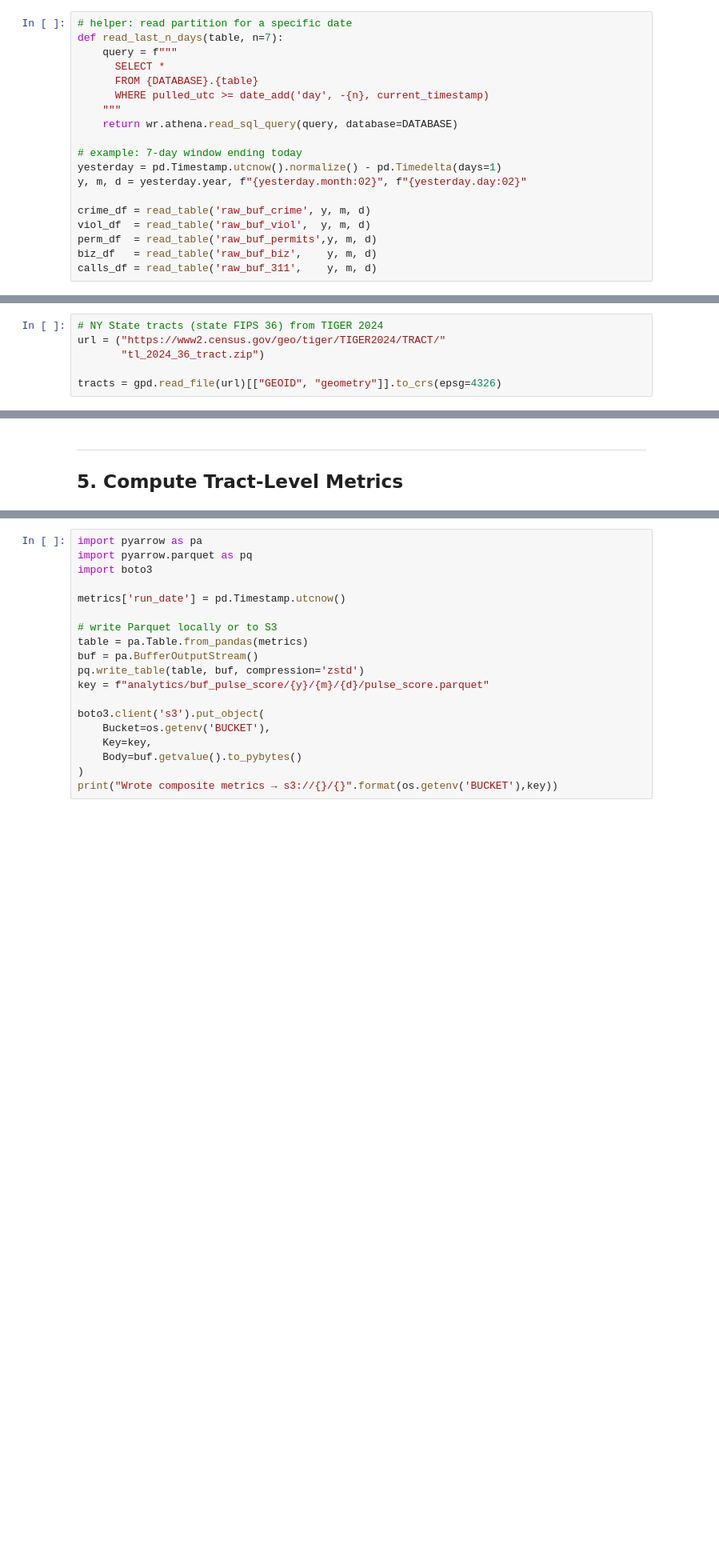
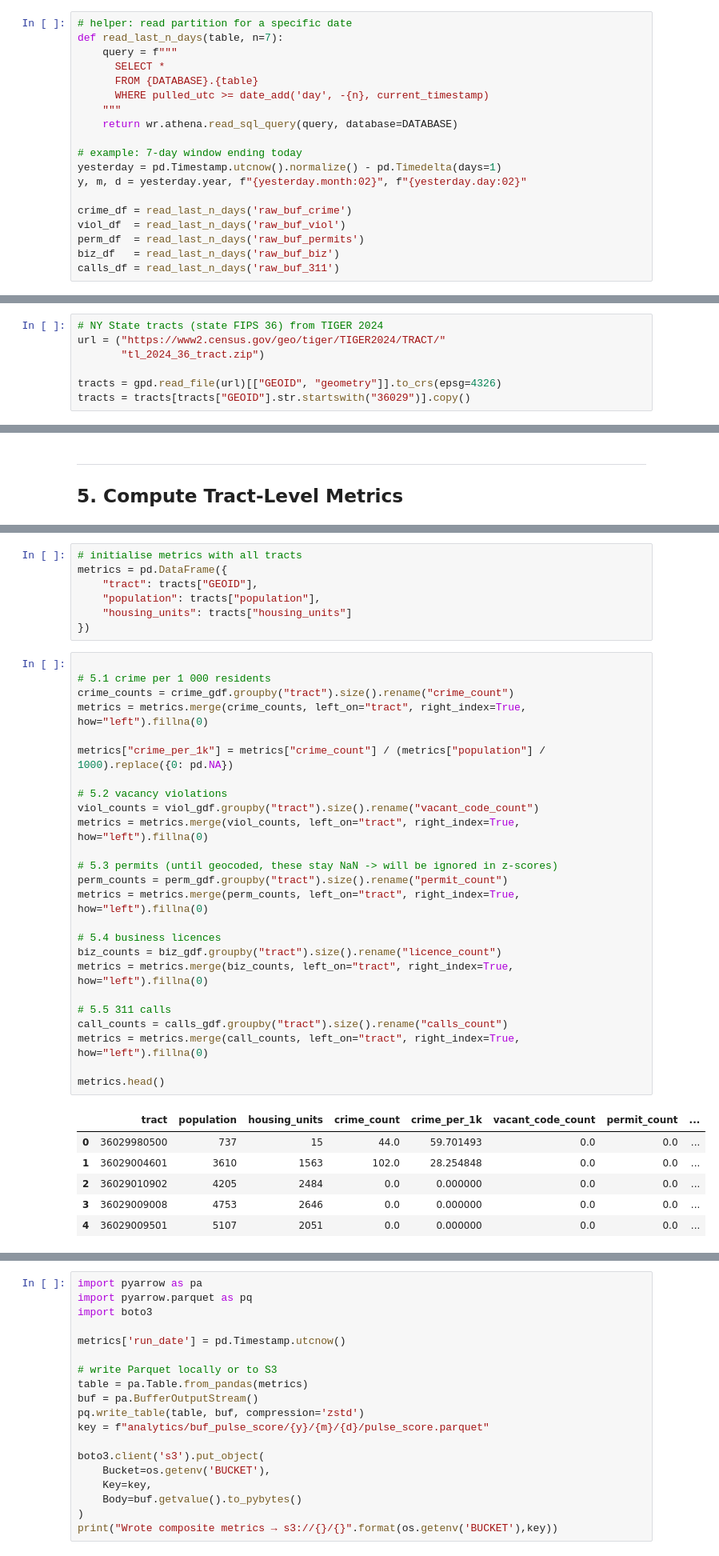
Before and after one commit to colinspear/civic-pulse-rochester, a Jupyter notebook: notebooks/pulse_score.ipynb, the cells around one changed output, grey strips where cells are left out. Shown at 80% size. Drawn from its saved outputs; the diff is of its cells as text; blank space fills up the shorter version.

```diff
--- a/notebooks/pulse_score.ipynb
+++ b/notebooks/pulse_score.ipynb
@@ -42,11 +43,11 @@ def read_last_n_days(table, n=7):
 yesterday = pd.Timestamp.utcnow().normalize() - pd.Timedelta(days=1)
 y, m, d = yesterday.year, f"{yesterday.month:02}", f"{yesterday.day:02}"
 
-crime_df = read_table('raw_buf_crime', y, m, d)
-viol_df  = read_table('raw_buf_viol',  y, m, d)
-perm_df  = read_table('raw_buf_permits',y, m, d)
-biz_df   = read_table('raw_buf_biz',    y, m, d)
-calls_df = read_table('raw_buf_311',    y, m, d)
+crime_df = read_last_n_days('raw_buf_crime')
+viol_df  = read_last_n_days('raw_buf_viol')
+perm_df  = read_last_n_days('raw_buf_permits')
+biz_df   = read_last_n_days('raw_buf_biz')
+calls_df = read_last_n_days('raw_buf_311')
 # %% [markdown]
 
 ---
@@ -58,3 +59,4 @@ url = ("https://www2.census.gov/geo/tiger/TIGER2024/TRACT/"
        "tl_2024_36_tract.zip")
 
 tracts = gpd.read_file(url)[["GEOID", "geometry"]].to_crs(epsg=4326)
+tracts = tracts[tracts["GEOID"].str.startswith("36029")].copy()
@@ -108,0 +143,39 @@ metrics = metrics.merge(call_counts, left_on='tract', right_index=True, how='lef
+# %%
+# initialise metrics with all tracts
+metrics = pd.DataFrame({
+    "tract": tracts["GEOID"],
+    "population": tracts["population"],
+    "housing_units": tracts["housing_units"]
+})
+# %%
+
+# 5.1 crime per 1 000 residents
+crime_counts = crime_gdf.groupby("tract").size().rename("crime_count")
+metrics = metrics.merge(crime_counts, left_on="tract", right_index=True, how="left").fillna(0)
+
+metrics["crime_per_1k"] = metrics["crime_count"] / (metrics["population"] / 1000).replace({0: pd.NA})
+
+# 5.2 vacancy violations
+viol_counts = viol_gdf.groupby("tract").size().rename("vacant_code_count")
+metrics = metrics.merge(viol_counts, left_on="tract", right_index=True, how="left").fillna(0)
+
+# 5.3 permits (until geocoded, these stay NaN -> will be ignored in z-scores)
+perm_counts = perm_gdf.groupby("tract").size().rename("permit_count")
+metrics = metrics.merge(perm_counts, left_on="tract", right_index=True, how="left").fillna(0)
+
+# 5.4 business licences
+biz_counts = biz_gdf.groupby("tract").size().rename("licence_count")
+metrics = metrics.merge(biz_counts, left_on="tract", right_index=True, how="left").fillna(0)
+
+# 5.5 311 calls
+call_counts = calls_gdf.groupby("tract").size().rename("calls_count")
+metrics = metrics.merge(call_counts, left_on="tract", right_index=True, how="left").fillna(0)
+
+metrics.head()
+# %% [output]
+|  | tract | population | housing_units | crime_count | crime_per_1k | vacant_code_count | permit_count | ... |
+| 0 | 36029980500 | 737 | 15 | 44.0 | 59.701493 | 0.0 | 0.0 | ... |
+| 1 | 36029004601 | 3610 | 1563 | 102.0 | 28.254848 | 0.0 | 0.0 | ... |
+| 2 | 36029010902 | 4205 | 2484 | 0.0 | 0.000000 | 0.0 | 0.0 | ... |
+| 3 | 36029009008 | 4753 | 2646 | 0.0 | 0.000000 | 0.0 | 0.0 | ... |
+| 4 | 36029009501 | 5107 | 2051 | 0.0 | 0.000000 | 0.0 | 0.0 | ... |
```
Also changed, not shown: parts of 16 cells of this notebook, 2 other files.
